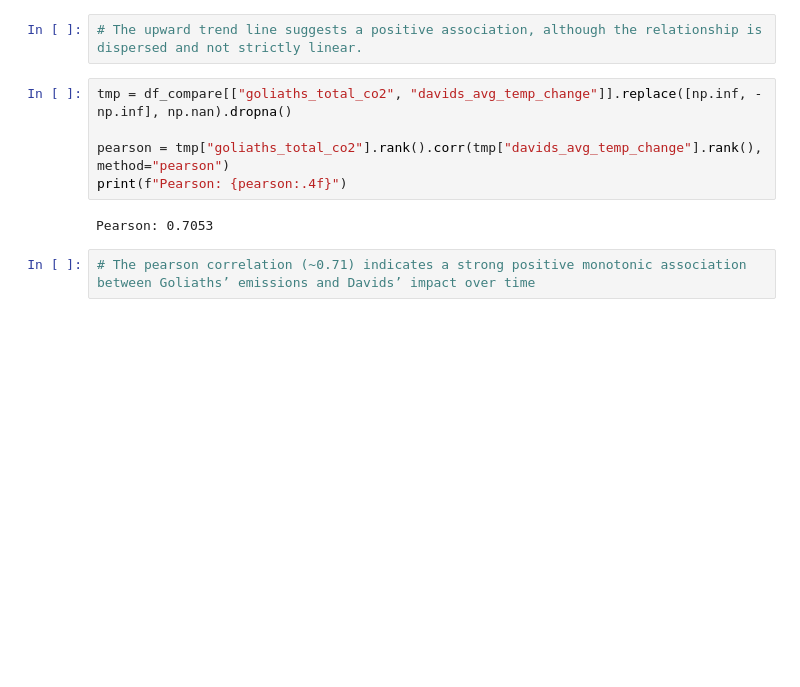
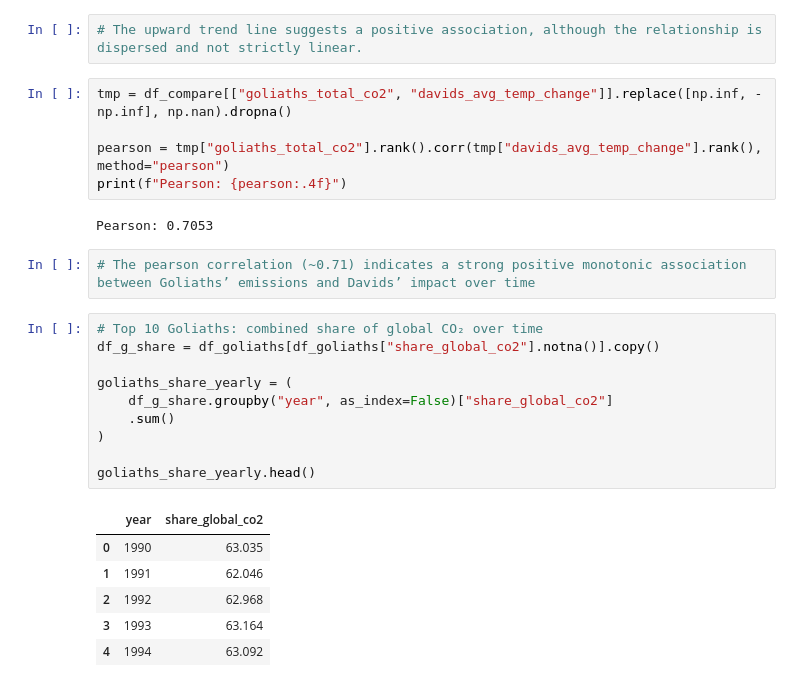
Before and after one commit to tince250/climate-change-ds, a Jupyter notebook: q4-goliaths-impact-on-davids.ipynb, the cells around one changed output. Drawn from its saved outputs; the diff is of its cells as text; blank space fills up the shorter version.

```diff
--- a/q4-goliaths-impact-on-davids.ipynb
+++ b/q4-goliaths-impact-on-davids.ipynb
@@ -213,3 +216,20 @@ print(f"Pearson: {pearson:.4f}")
 Pearson: 0.7053
 # %%
 # The pearson correlation (~0.71) indicates a strong positive monotonic association between Goliaths’ emissions and Davids’ impact over time
+# %%
+# Top 10 Goliaths: combined share of global CO₂ over time
+df_g_share = df_goliaths[df_goliaths["share_global_co2"].notna()].copy()
+
+goliaths_share_yearly = (
+    df_g_share.groupby("year", as_index=False)["share_global_co2"]
+    .sum()
+)
+
+goliaths_share_yearly.head()
+# %% [output]
+|  | year | share_global_co2 |
+| 0 | 1990 | 63.035 |
+| 1 | 1991 | 62.046 |
+| 2 | 1992 | 62.968 |
+| 3 | 1993 | 63.164 |
+| 4 | 1994 | 63.092 |
```
Also changed, not shown: parts of 9 cells of this notebook.
